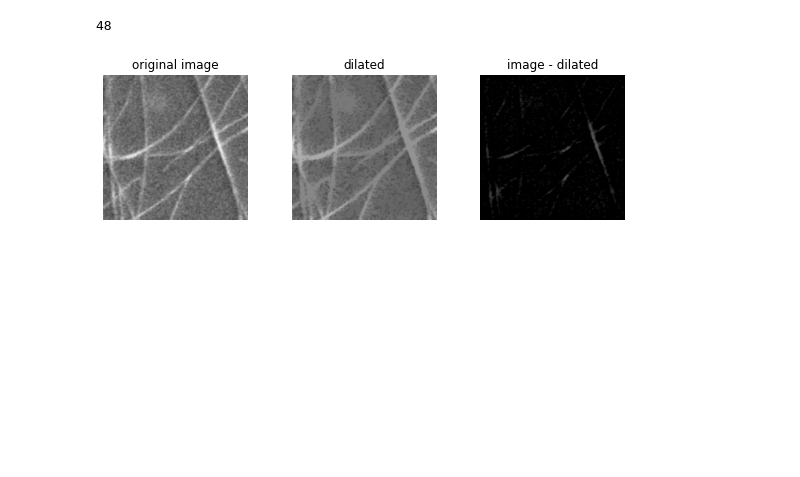
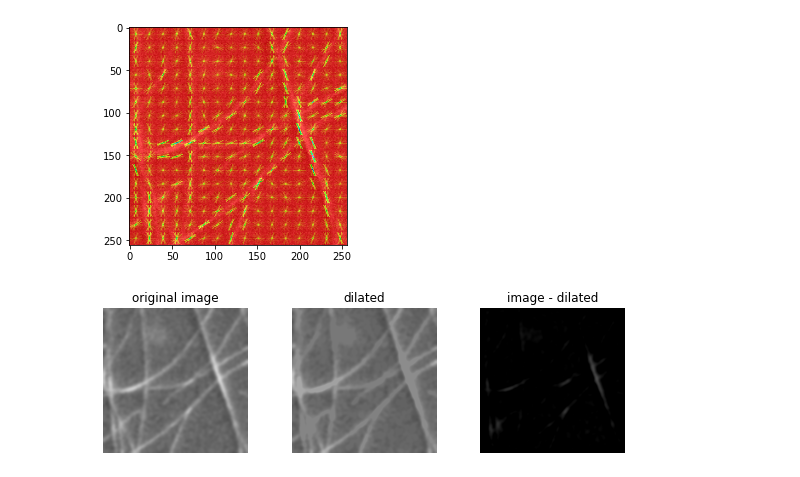
Before and after one commit to hiroshifuruta/hedgehog, a Jupyter notebook: hog.ipynb, the cells around one changed output. Drawn from its saved outputs; the diff is of its cells as text; code cells hidden in the pictures; blank space fills up the shorter version.

```diff
--- a/hog.ipynb
+++ b/hog.ipynb
@@ -9,13 +15,17 @@ image_gb = cv2.GaussianBlur(image_raw,(5,5), cv2.BORDER_DEFAULT)
 # %%
 #hog
 (hog, hog_image) = feature.hog(image_gb, orientations=9,
-                    pixels_per_cell=(8, 8), cells_per_block=(2, 2),
+                    pixels_per_cell=(16, 16), cells_per_block=(2, 2),
                     block_norm='L2-Hys', visualize=True, transform_sqrt=True)
-cv2.imshow('HOG Image', hog_image)
-cv2.imwrite('hog_gb.jpg', hog_image*255.)
-cv2.waitKey(0)
+
+plt.imshow(image_raw)
+plt.imshow(hog_image,alpha=0.7, cmap='hsv')
+
+
+plt.show()
+#plt.imwrite('hog_gb.jpg', hog_image*255)
 # %% [output]
-48
+[figure, added]
 # %%
 from scipy.ndimage import gaussian_filter
 from skimage import data
```
Also changed, not shown: parts of 12 cells of this notebook, 1 other file.
